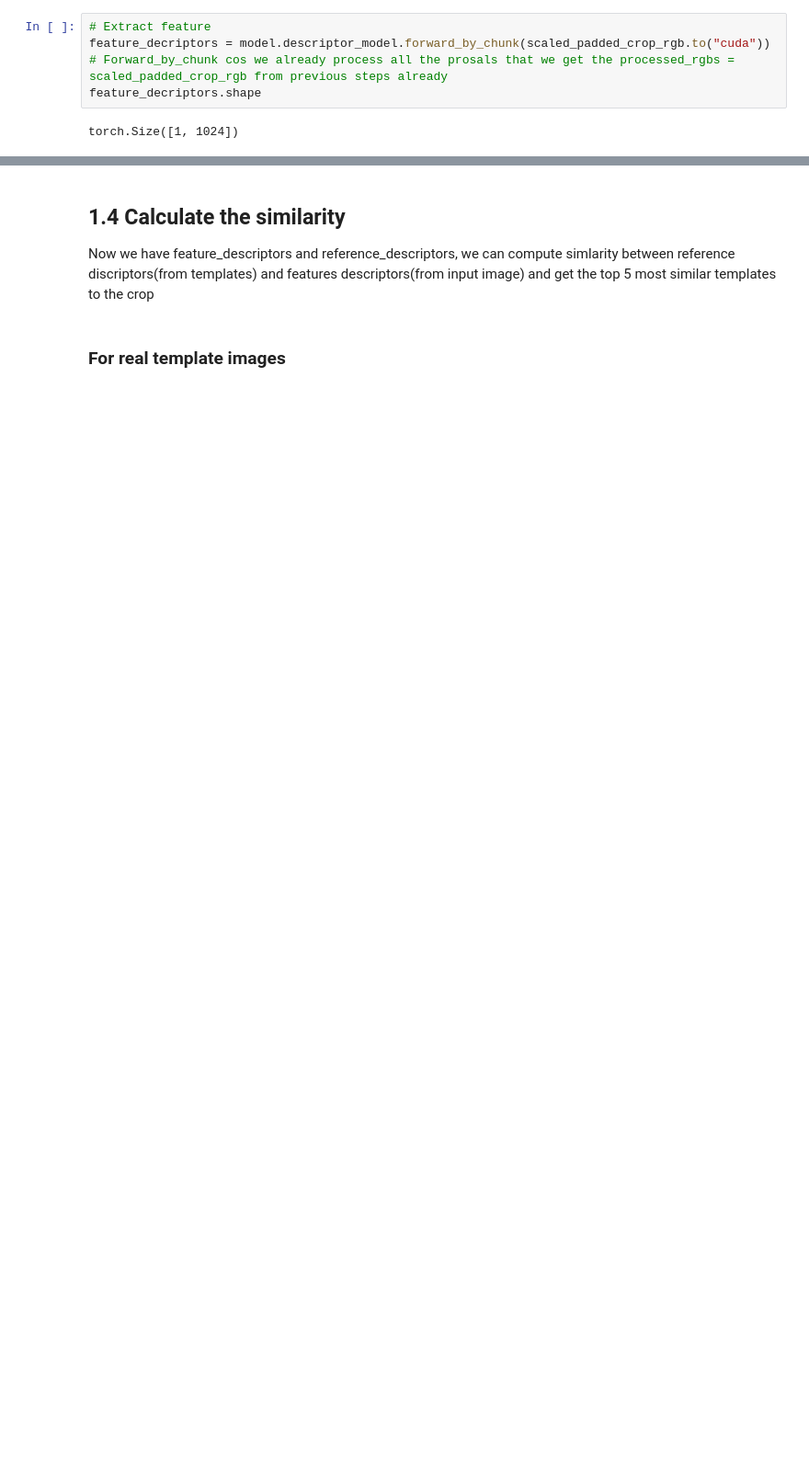
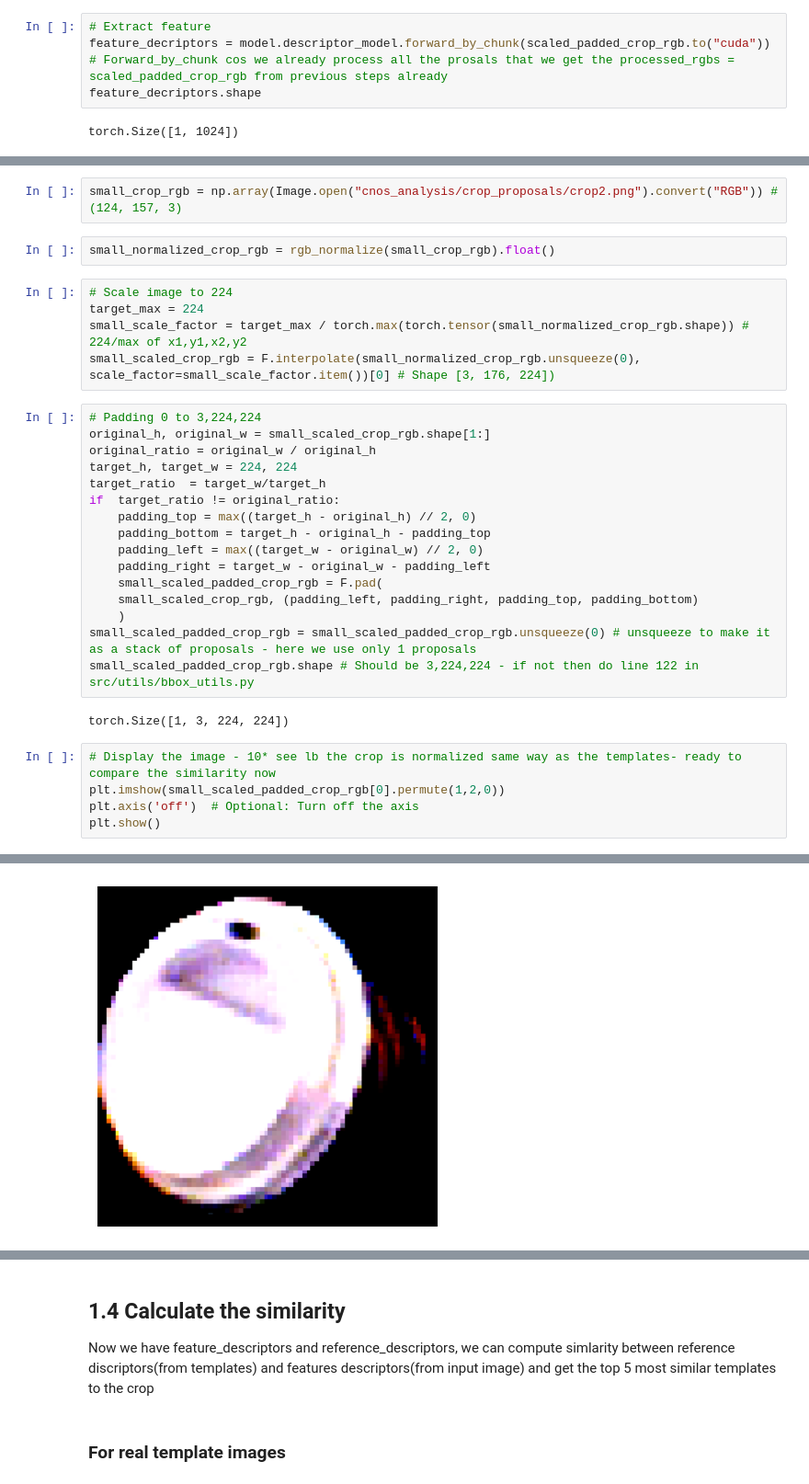
Before and after one commit to Kudo510/cnos, a Jupyter notebook: cnos_analysis.ipynb, the cells around one changed output, grey strips where cells are left out. Shown at 92% size. Drawn from its saved outputs; the diff is of its cells as text; blank space fills up the shorter version.

```diff
--- a/cnos_analysis.ipynb
+++ b/cnos_analysis.ipynb
@@ -317,0 +326,33 @@ torch.Size([1, 1024])
+# %%
+small_crop_rgb = np.array(Image.open("cnos_analysis/crop_proposals/crop2.png").convert("RGB")) # (124, 157, 3)
+# %%
+small_normalized_crop_rgb = rgb_normalize(small_crop_rgb).float()
+# %%
+# Scale image to 224
+target_max = 224
+small_scale_factor = target_max / torch.max(torch.tensor(small_normalized_crop_rgb.shape)) # 224/max of x1,y1,x2,y2
+small_scaled_crop_rgb = F.interpolate(small_normalized_crop_rgb.unsqueeze(0), scale_factor=small_scale_factor.item())[0] # Shape [3, 176, 224])
+# %%
+# Padding 0 to 3,224,224
+original_h, original_w = small_scaled_crop_rgb.shape[1:]
+original_ratio = original_w / original_h
+target_h, target_w = 224, 224
+target_ratio  = target_w/target_h
+if  target_ratio != original_ratio:
+    padding_top = max((target_h - original_h) // 2, 0)
+    padding_bottom = target_h - original_h - padding_top
+    padding_left = max((target_w - original_w) // 2, 0)
+    padding_right = target_w - original_w - padding_left
+    small_scaled_padded_crop_rgb = F.pad(
+    small_scaled_crop_rgb, (padding_left, padding_right, padding_top, padding_bottom)
+    )
+small_scaled_padded_crop_rgb = small_scaled_padded_crop_rgb.unsqueeze(0) # unsqueeze to make it as a stack of proposals - here we use only 1 proposals
+small_scaled_padded_crop_rgb.shape # Should be 3,224,224 - if not then do line 122 in src/utils/bbox_utils.py
+# %% [output]
+torch.Size([1, 3, 224, 224])
+# %%
+# Display the image - 10* see lb the crop is normalized same way as the templates- ready to compare the similarity now
+plt.imshow(small_scaled_padded_crop_rgb[0].permute(1,2,0))
+plt.axis('off')  # Optional: Turn off the axis
+plt.show()
+# %% [output]
@@ -317,0 +360 @@ torch.Size([1, 1024])
+[figure, added]
```
Also changed, not shown: parts of 17 cells of this notebook, 3 other files.
